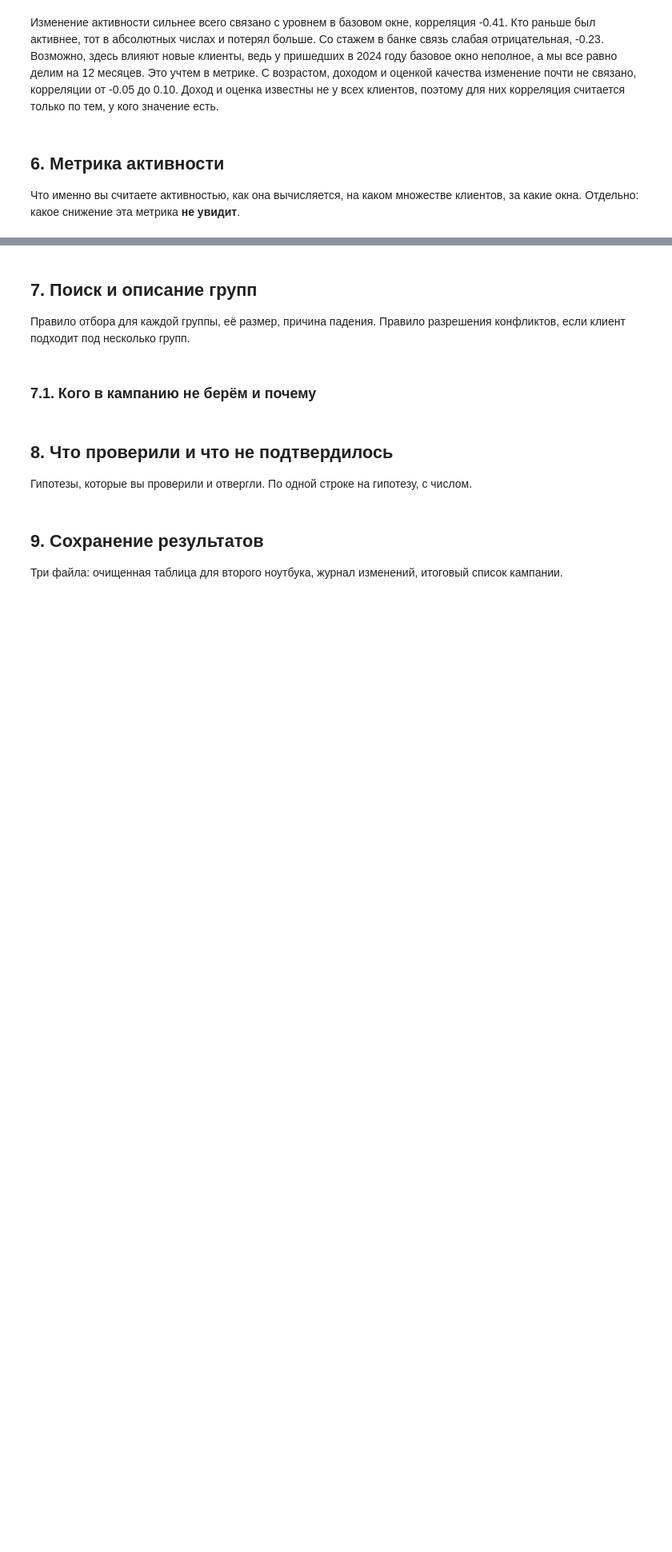
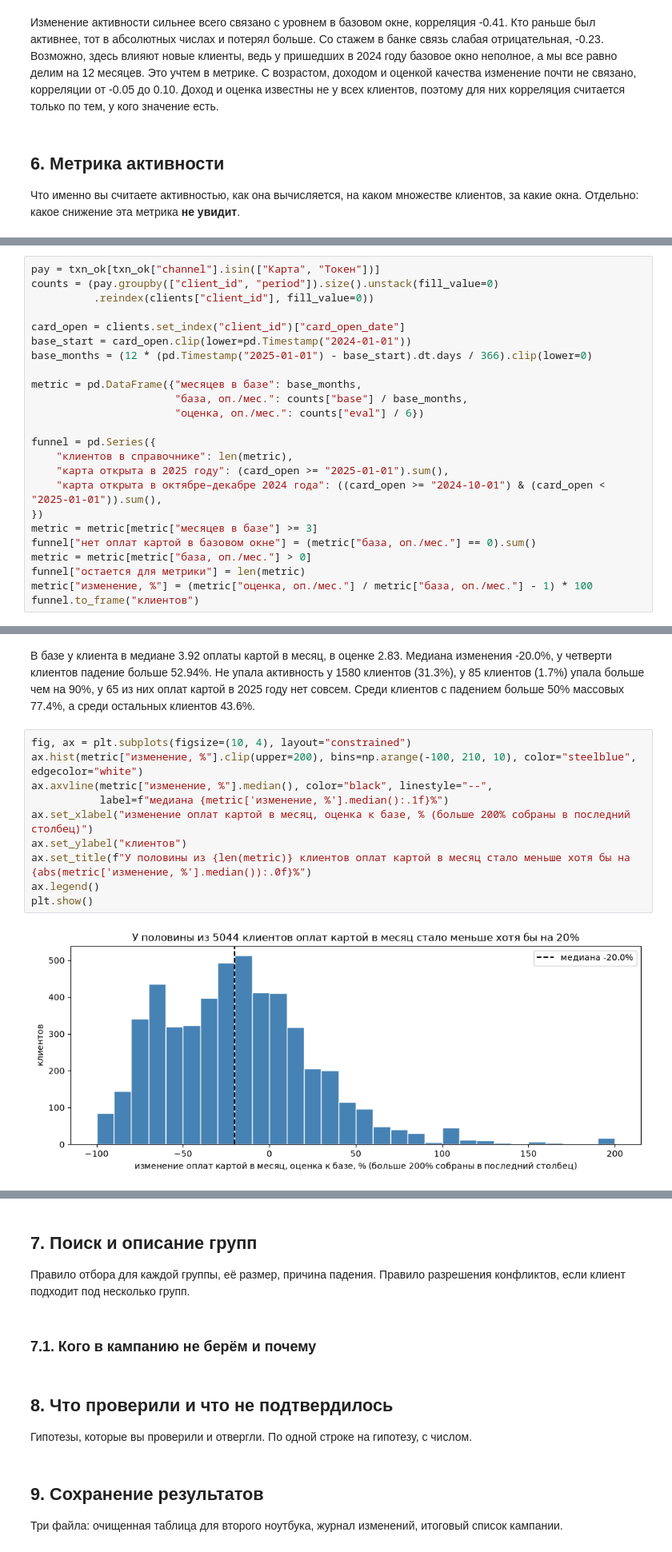
Before and after one commit to sangnchr-s/Gonchar_Alexander_Lab1, a Jupyter notebook: 01_analysis.ipynb, the cells around one changed output, grey strips where cells are left out. Shown at 80% size. Cells and saved outputs as stored; diff of their text form; blank space fills up the shorter version.

```diff
--- a/01_analysis.ipynb
+++ b/01_analysis.ipynb
@@ -1561,0 +1589,24 @@ plt.show()
+# %%
+pay = txn_ok[txn_ok["channel"].isin(["Карта", "Токен"])]
+counts = (pay.groupby(["client_id", "period"]).size().unstack(fill_value=0)
+          .reindex(clients["client_id"], fill_value=0))
+
+card_open = clients.set_index("client_id")["card_open_date"]
+base_start = card_open.clip(lower=pd.Timestamp("2024-01-01"))
+base_months = (12 * (pd.Timestamp("2025-01-01") - base_start).dt.days / 366).clip(lower=0)
+
+metric = pd.DataFrame({"месяцев в базе": base_months,
+                       "база, оп./мес.": counts["base"] / base_months,
+                       "оценка, оп./мес.": counts["eval"] / 6})
+
+funnel = pd.Series({
+    "клиентов в справочнике": len(metric),
+    "карта открыта в 2025 году": (card_open >= "2025-01-01").sum(),
+    "карта открыта в октябре–декабре 2024 года": ((card_open >= "2024-10-01") & (card_open < "2025-01-01")).sum(),
+})
+metric = metric[metric["месяцев в базе"] >= 3]
+funnel["нет оплат картой в базовом окне"] = (metric["база, оп./мес."] == 0).sum()
+metric = metric[metric["база, оп./мес."] > 0]
+funnel["остается для метрики"] = len(metric)
+metric["изменение, %"] = (metric["оценка, оп./мес."] / metric["база, оп./мес."] - 1) * 100
+funnel.to_frame("клиентов")
@@ -1561,0 +1658,14 @@ plt.show()
+# %% [markdown]
+В базе у клиента в медиане 3.92 оплаты картой в месяц, в оценке 2.83. Медиана изменения -20.0%, у четверти клиентов падение больше 52.94%. Не упала активность у 1580 клиентов (31.3%), у 85 клиентов (1.7%) упала больше чем на 90%, у 65 из них оплат картой в 2025 году нет совсем. Среди клиентов с падением больше 50% массовых 77.4%, а среди остальных клиентов 43.6%.
+# %%
+fig, ax = plt.subplots(figsize=(10, 4), layout="constrained")
+ax.hist(metric["изменение, %"].clip(upper=200), bins=np.arange(-100, 210, 10), color="steelblue", edgecolor="white")
+ax.axvline(metric["изменение, %"].median(), color="black", linestyle="--",
+           label=f"медиана {metric['изменение, %'].median():.1f}%")
+ax.set_xlabel("изменение оплат картой в месяц, оценка к базе, % (больше 200% собраны в последний столбец)")
+ax.set_ylabel("клиентов")
+ax.set_title(f"У половины из {len(metric)} клиентов оплат картой в месяц стало меньше хотя бы на {abs(metric['изменение, %'].median()):.0f}%")
+ax.legend()
+plt.show()
+# %% [output]
+[figure, added]
```
Also changed, not shown: parts of 13 cells of this notebook.
